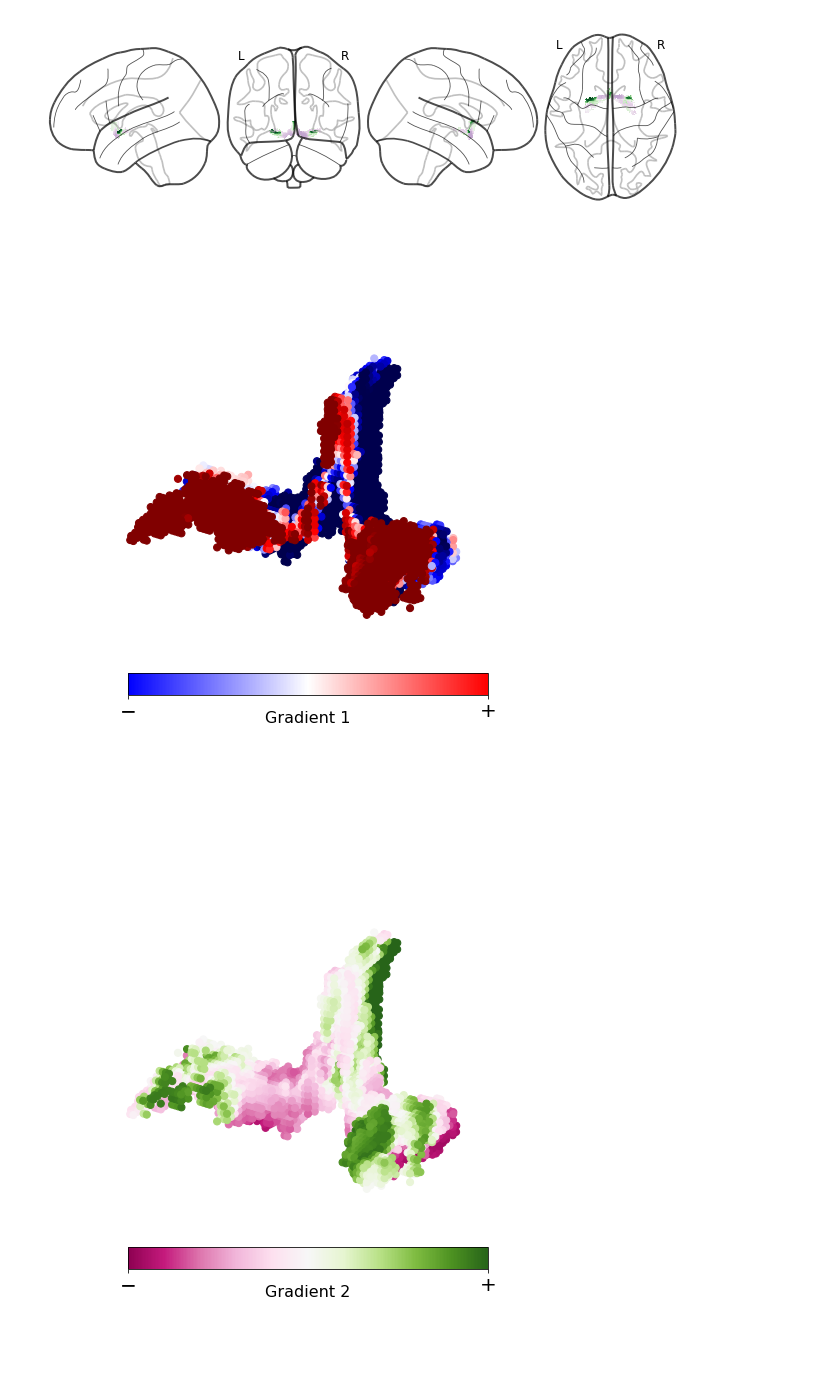
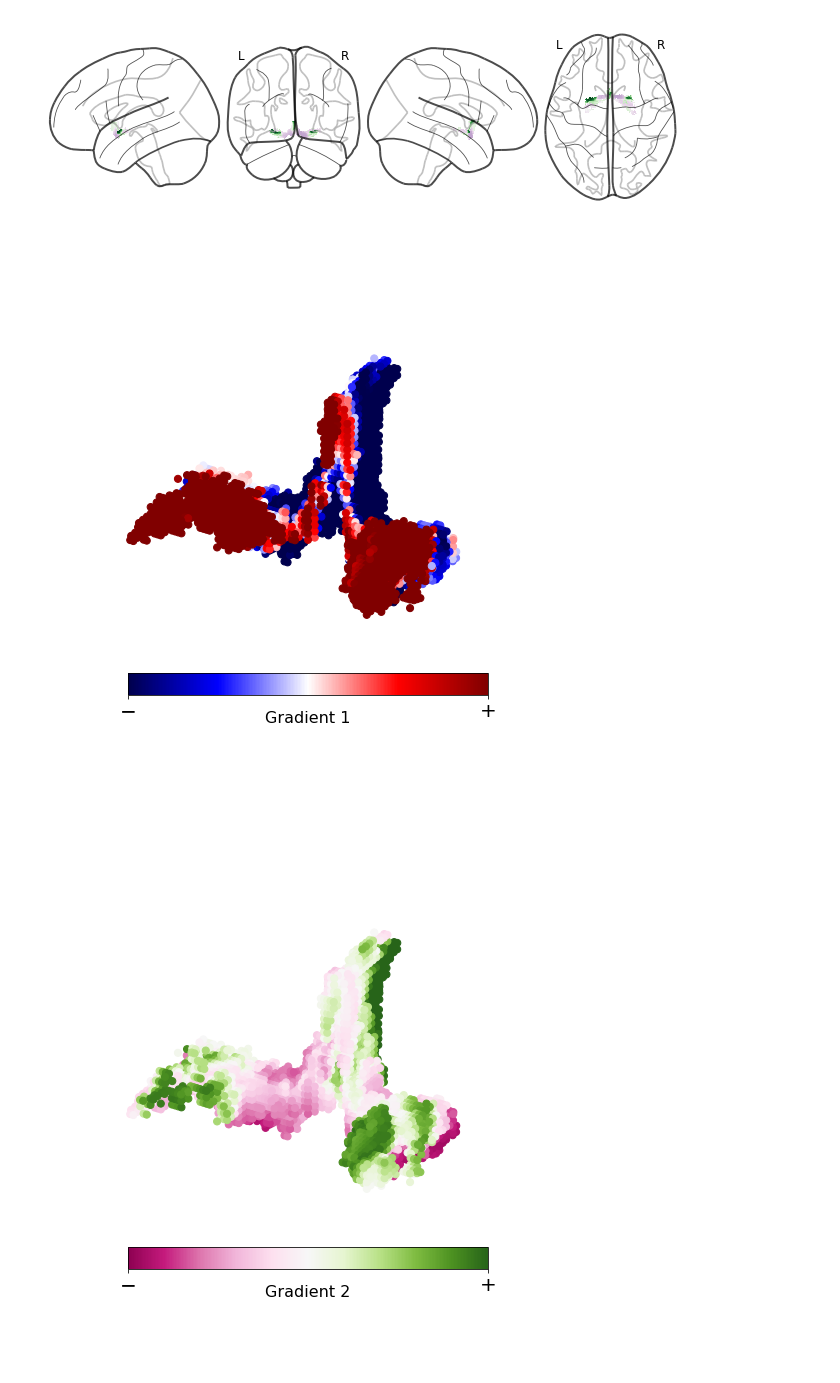
Before and after one commit to sudesnac/HumanBF-Connectivity, a Jupyter notebook: notebook/Diff_7Tsubj7TDWI_gradients.ipynb, the cells around one changed output. Drawn from its saved outputs; the diff is of its cells as text; code cells hidden in the pictures.

```diff
--- a/notebook/Diff_7Tsubj7TDWI_gradients.ipynb
+++ b/notebook/Diff_7Tsubj7TDWI_gradients.ipynb
@@ -166,32 +181,32 @@ G2_values = G2[G2_idx[:,0], G2_idx[:,1], G2_idx[:,2]].flatten()
 # %%
 # Plot using 3D scatter plot
 fig = plt.figure(figsize=(10,10))
 ax = fig.add_subplot(projection='3d')
 ax.dist=10
 ax.set_axis_off()
 
 ax.scatter(
     G1_idx[:,0],
     G1_idx[:,1],
     G1_idx[:,2],
     s=50, alpha=1,
     cmap='seismic', vmin=-0.1, vmax=0.1,
     c=G1_values
 )
 
 # Add legend
 norm = matplotlib.colors.Normalize(vmin=-1, vmax=1)
 
 cb_ax = fig.add_axes([0.25, 0.25, 0.5, 0.03]) # start x, start y, length x, height y
-cb = fig.colorbar(matplotlib.cm.ScalarMappable(norm=norm, cmap=matplotlib.cm.bwr), ticks=[-1, 1],
+cb = fig.colorbar(matplotlib.cm.ScalarMappable(norm=norm, cmap=matplotlib.cm.seismic), ticks=[-1, 1],
                   cax=cb_ax, orientation='horizontal')
 cb.set_label("Gradient 1", fontsize=16, labelpad=-10)
 cb.ax.set_xticklabels(['−','+'], fontsize=20)
 
 plt.savefig(fig_path + f'Diff_7Tsubj7TDWI_Gradient_1_scatterplot.png', dpi=300, bbox_inches='tight')
 plt.show()
 # %% [output]
-[figure, old version]
+[figure, new version]
 # %%
 fig = plt.figure(figsize=(10,10))
 ax = fig.add_subplot(projection='3d')
```
Also changed, not shown: parts of 2 cells of this notebook, 42 other files.
